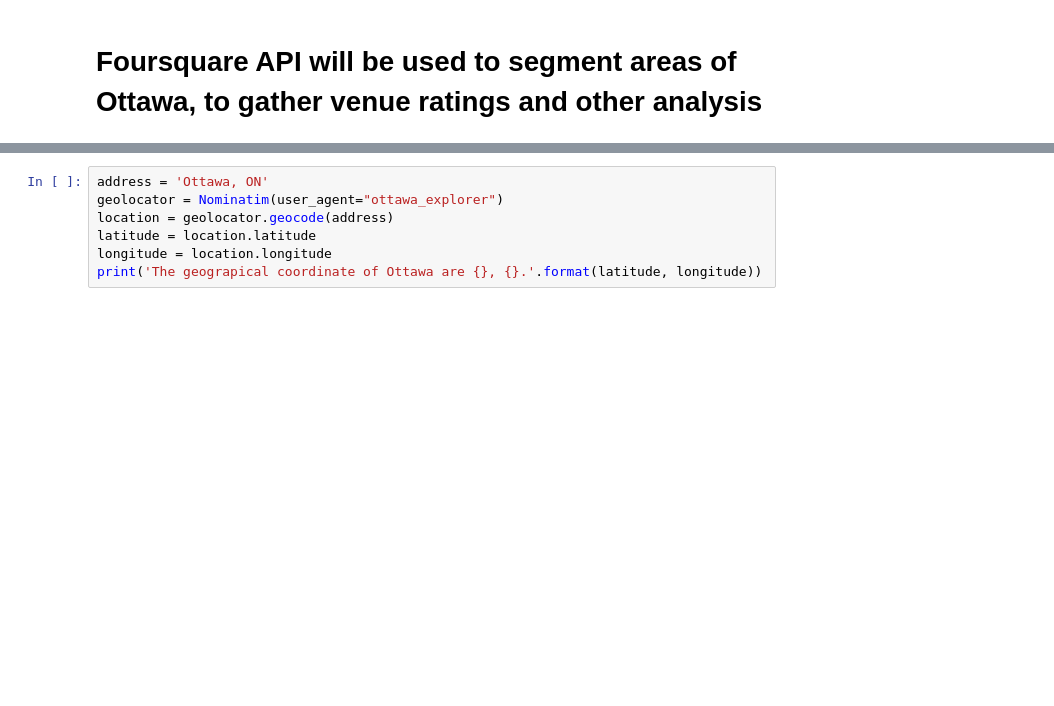
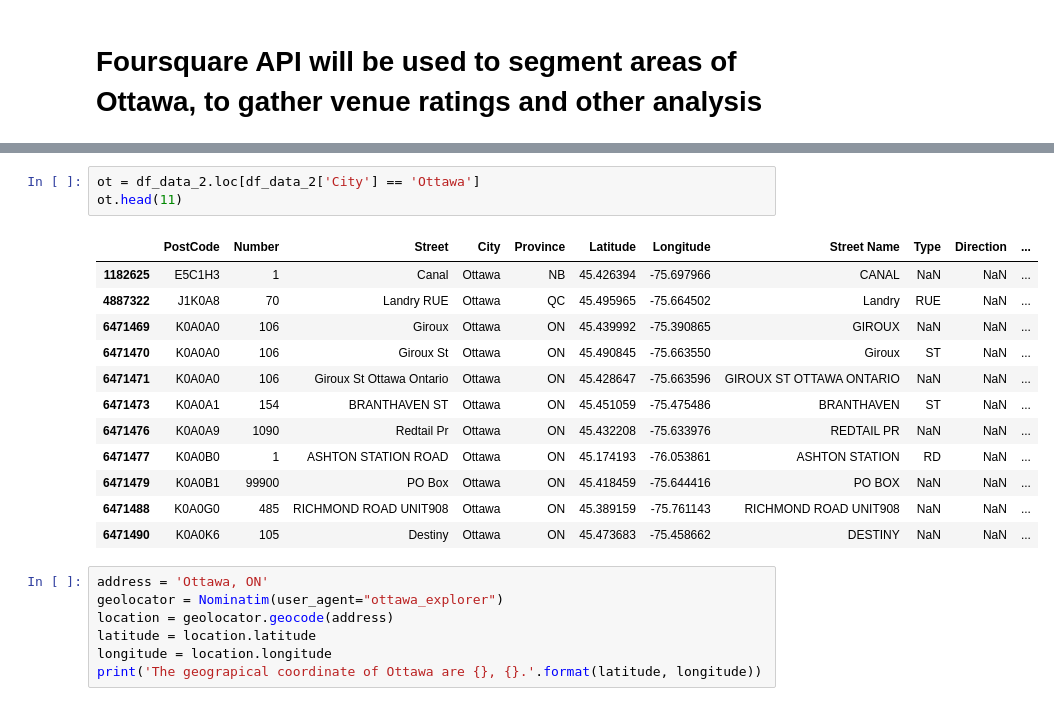
Before and after one commit to MatthewByra1/Ottawa-Restaurant-Type-and-Location-Prediction, a Jupyter notebook: Ottawa Restaurant Type and Location Prediction.ipynb, the cells around one changed output, grey strips where cells are left out. Cells and saved outputs as stored; diff of their text form; blank space fills up the shorter version.

```diff
--- a/Ottawa Restaurant Type and Location Prediction.ipynb
+++ b/Ottawa Restaurant Type and Location Prediction.ipynb
@@ -104,3 +115,19 @@ df_2.head(11)
+# %%
+ot = df_data_2.loc[df_data_2['City'] == 'Ottawa']
+ot.head(11)
+# %% [output]
+|  | PostCode | Number | Street | City | Province | Latitude | Longitude | Street Name | Type | Direction | ... |
+| 1182625 | E5C1H3 | 1 | Canal | Ottawa | NB | 45.426394 | -75.697966 | CANAL | NaN | NaN | ... |
+| 4887322 | J1K0A8 | 70 | Landry RUE | Ottawa | QC | 45.495965 | -75.664502 | Landry | RUE | NaN | ... |
+| 6471469 | K0A0A0 | 106 | Giroux | Ottawa | ON | 45.439992 | -75.390865 | GIROUX | NaN | NaN | ... |
+| 6471470 | K0A0A0 | 106 | Giroux St | Ottawa | ON | 45.490845 | -75.663550 | Giroux | ST | NaN | ... |
+| 6471471 | K0A0A0 | 106 | Giroux St Ottawa Ontario | Ottawa | ON | 45.428647 | -75.663596 | GIROUX ST OTTAWA ONTARIO | NaN | NaN | ... |
+| 6471473 | K0A0A1 | 154 | BRANTHAVEN ST | Ottawa | ON | 45.451059 | -75.475486 | BRANTHAVEN | ST | NaN | ... |
+| 6471476 | K0A0A9 | 1090 | Redtail Pr | Ottawa | ON | 45.432208 | -75.633976 | REDTAIL PR | NaN | NaN | ... |
+| 6471477 | K0A0B0 | 1 | ASHTON STATION ROAD | Ottawa | ON | 45.174193 | -76.053861 | ASHTON STATION | RD | NaN | ... |
+| 6471479 | K0A0B1 | 99900 | PO Box | Ottawa | ON | 45.418459 | -75.644416 | PO BOX | NaN | NaN | ... |
+| 6471488 | K0A0G0 | 485 | RICHMOND ROAD UNIT908 | Ottawa | ON | 45.389159 | -75.761143 | RICHMOND ROAD UNIT908 | NaN | NaN | ... |
+| 6471490 | K0A0K6 | 105 | Destiny | Ottawa | ON | 45.473683 | -75.458662 | DESTINY | NaN | NaN | ... |
 # %%
 address = 'Ottawa, ON'
 geolocator = Nominatim(user_agent="ottawa_explorer")
```
Also changed, not shown: parts of 4 cells of this notebook.
